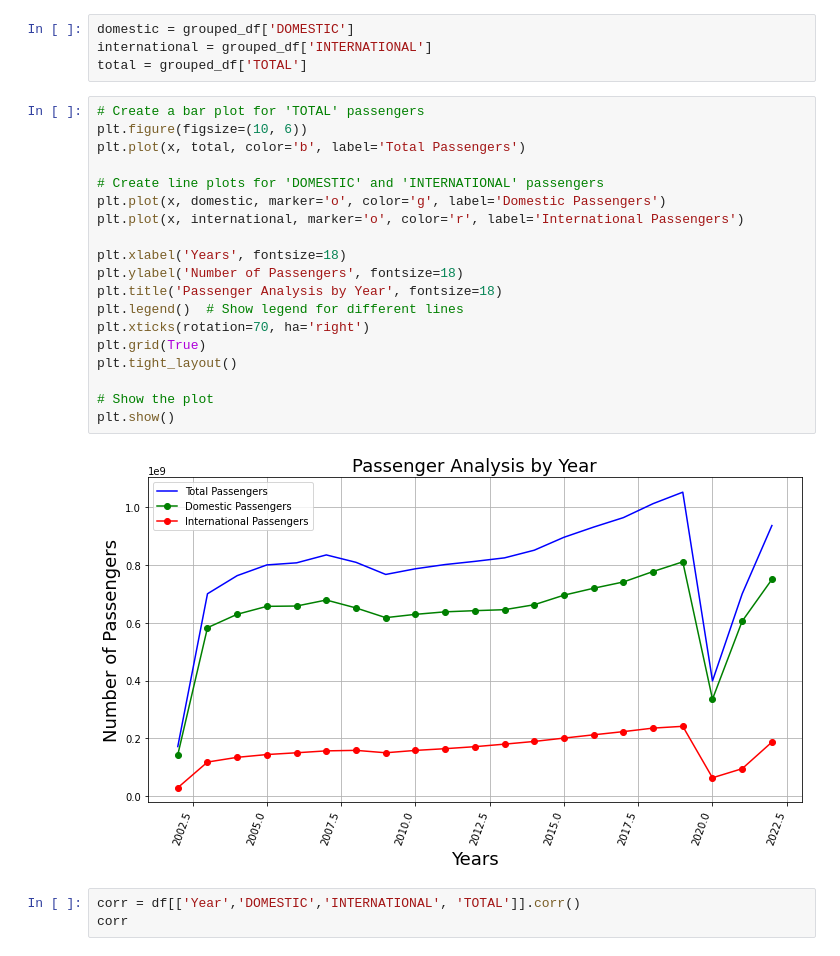
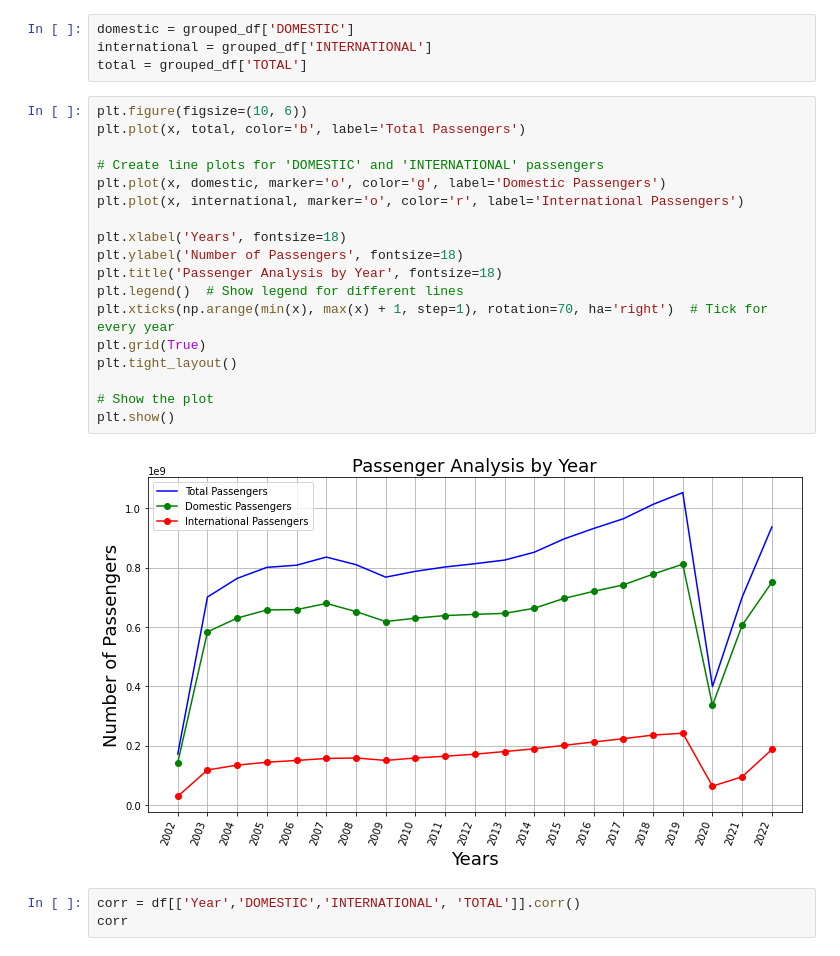
Before and after one commit to Zaiddc/Air-Travel-Occupancy-Analysis-and-Forecasting, a Jupyter notebook: main.ipynb, the cells around one changed output. Saved outputs shown, nothing was run; the diff lists cells and outputs as text.

```diff
--- a/main.ipynb
+++ b/main.ipynb
@@ -98,26 +98,25 @@ domestic = grouped_df['DOMESTIC']
 international = grouped_df['INTERNATIONAL']
 total = grouped_df['TOTAL']
 # %%
-# Create a bar plot for 'TOTAL' passengers
 plt.figure(figsize=(10, 6))
 plt.plot(x, total, color='b', label='Total Passengers')
 
 # Create line plots for 'DOMESTIC' and 'INTERNATIONAL' passengers
 plt.plot(x, domestic, marker='o', color='g', label='Domestic Passengers')
 plt.plot(x, international, marker='o', color='r', label='International Passengers')
 
 plt.xlabel('Years', fontsize=18)
 plt.ylabel('Number of Passengers', fontsize=18)
 plt.title('Passenger Analysis by Year', fontsize=18)
 plt.legend()  # Show legend for different lines
-plt.xticks(rotation=70, ha='right')
+plt.xticks(np.arange(min(x), max(x) + 1, step=1), rotation=70, ha='right')  # Tick for every year
 plt.grid(True)
 plt.tight_layout()
 
 # Show the plot
 plt.show()
 # %% [output]
-[figure, old version]
+[figure, new version]
 # %%
 corr = df[['Year','DOMESTIC','INTERNATIONAL', 'TOTAL']].corr()
 corr
```
Also changed, not shown: parts of 5 cells of this notebook.
